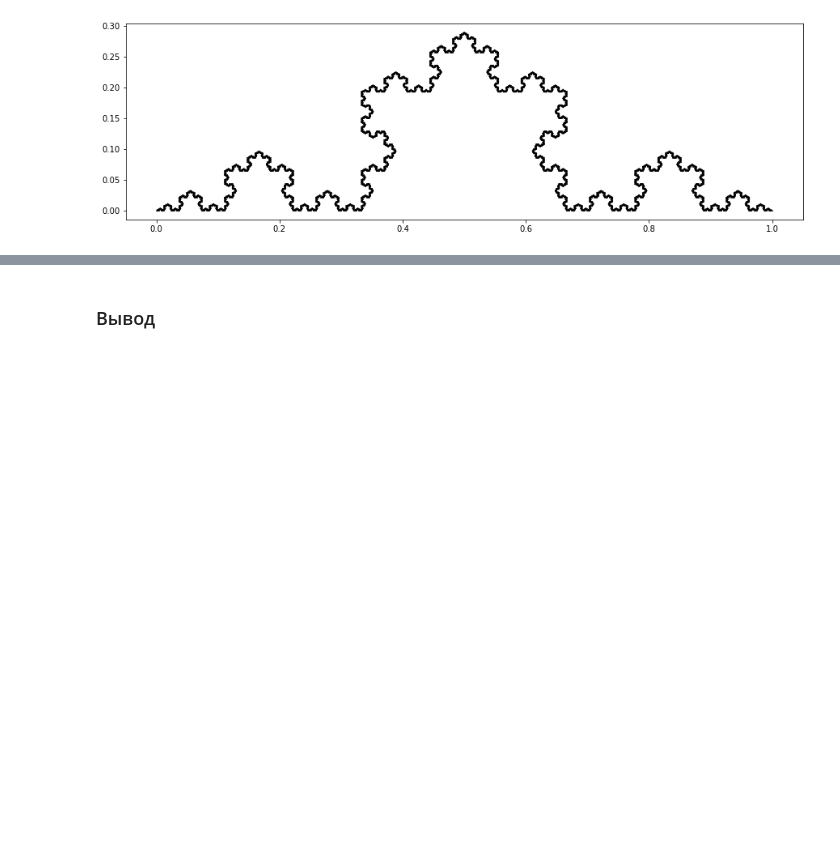
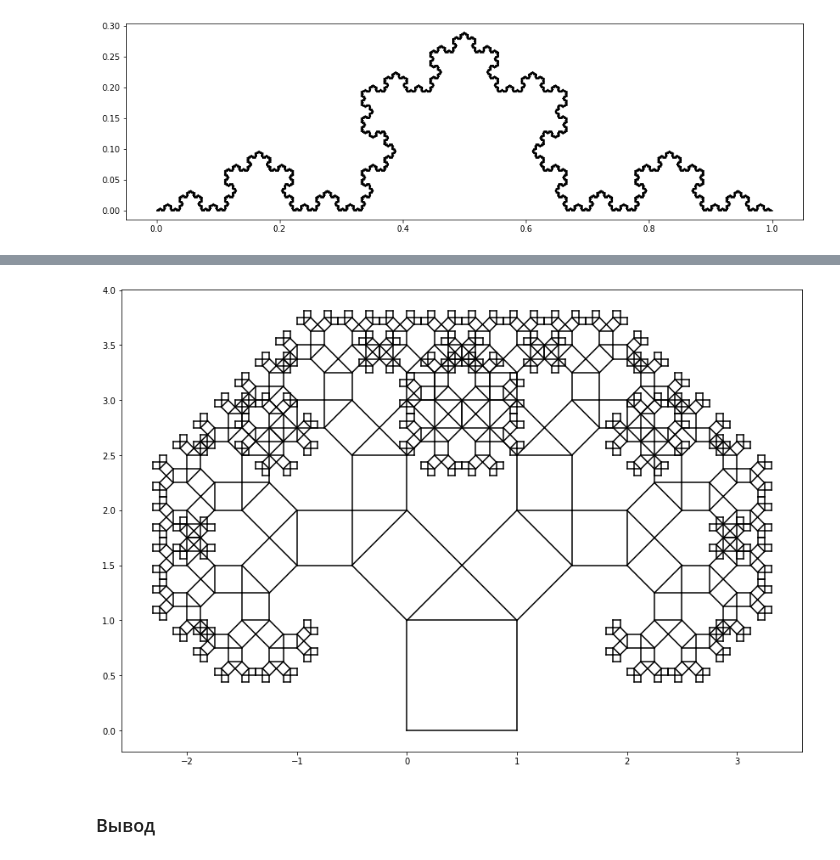
Before and after one commit to mihail8531/siaod, a Jupyter notebook: Labs/Lab5.ipynb, the cells around one changed output, grey strips where cells are left out. Cells and saved outputs as stored; diff of their text form; code cells hidden in the pictures; blank space fills up the shorter version.

```diff
--- a/Labs/Lab5.ipynb
+++ b/Labs/Lab5.ipynb
@@ -62,2 +172,26 @@ draw_koch(6, 0, 0, 1, 0)
+# %%
+fig = plt.figure(figsize=(15, 10))
+ax = fig.add_subplot()
+ax.set_aspect('equal', adjustable='box')
+def pifagor_tree(depth: int, x1: float, y1: float, x2: float, y2: float):
+    assert depth >= 1, "Depth must be bigger then 0"
+    vx, vy = x2 - x1, y2 - y1
+    x3, y3 = -vy + x2, vx + y2
+    x4, y4 = -vy + x1, vx + y1
+    if depth == 1:
+        plt.plot([x1, x2], [y1, y2], [x2, x3], [y2, y3],
+                 [x3, x4], [y3, y4], [x4, x1], [y4, y1], marker='', color='k')
+    else:
+        f1_x1, f1_y1 = x4, y4
+        f1_x2, f1_y2 = (vx - vy * 3) / 2 + x1, (vy + vx * 3) / 2 + y1
+        f2_x1, f2_y1 = f1_x2, f1_y2
+        f2_x2, f2_y2 = x3, y3
+        pifagor_tree(depth - 1, f1_x1, f1_y1, f1_x2, f1_y2)
+        pifagor_tree(depth - 1, f2_x1, f2_y1, f2_x2, f2_y2)
+        pifagor_tree(1, x1, y1, x2, y2)
+
+pifagor_tree(9, 0, 0, 1, 0)
+# %% [output]
+[figure, added]
 # %% [markdown]
 ### Вывод
```
Also changed, not shown: parts of 5 cells of this notebook.
